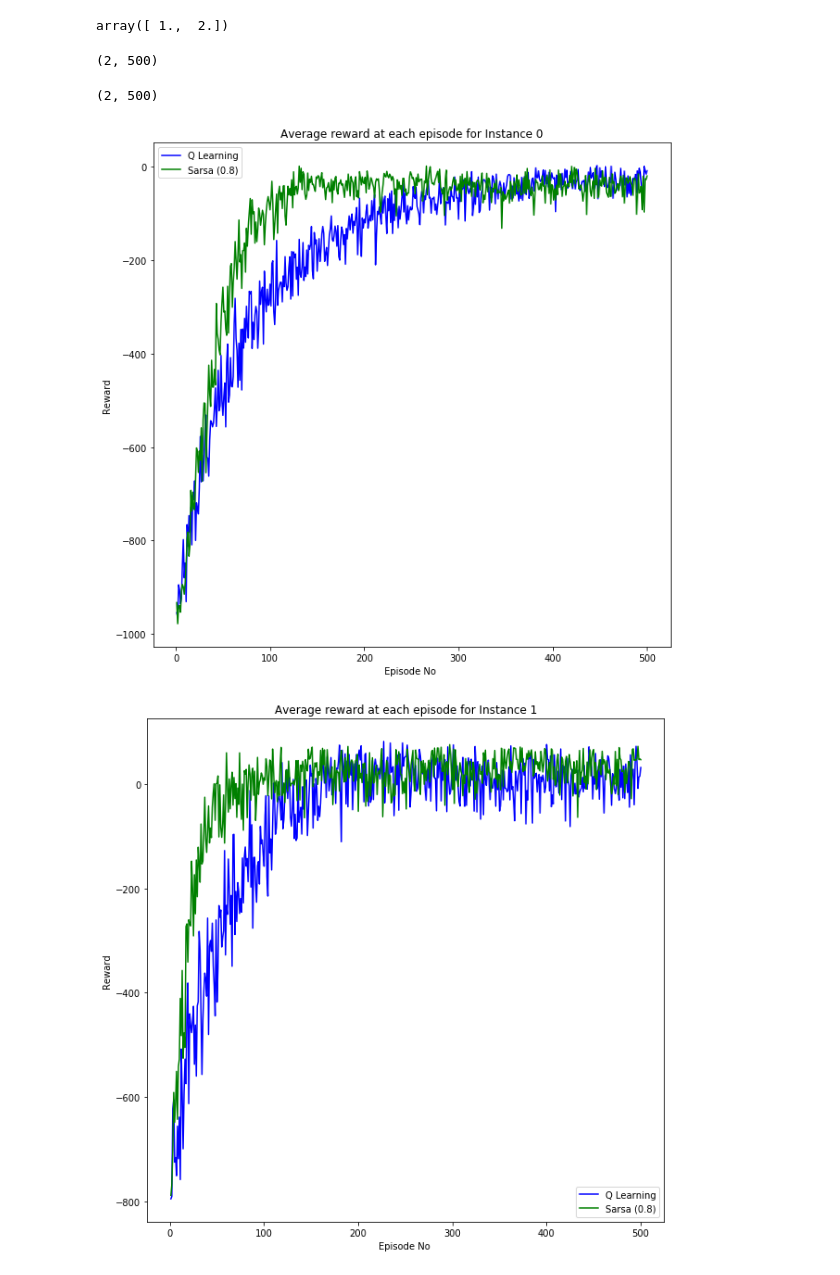
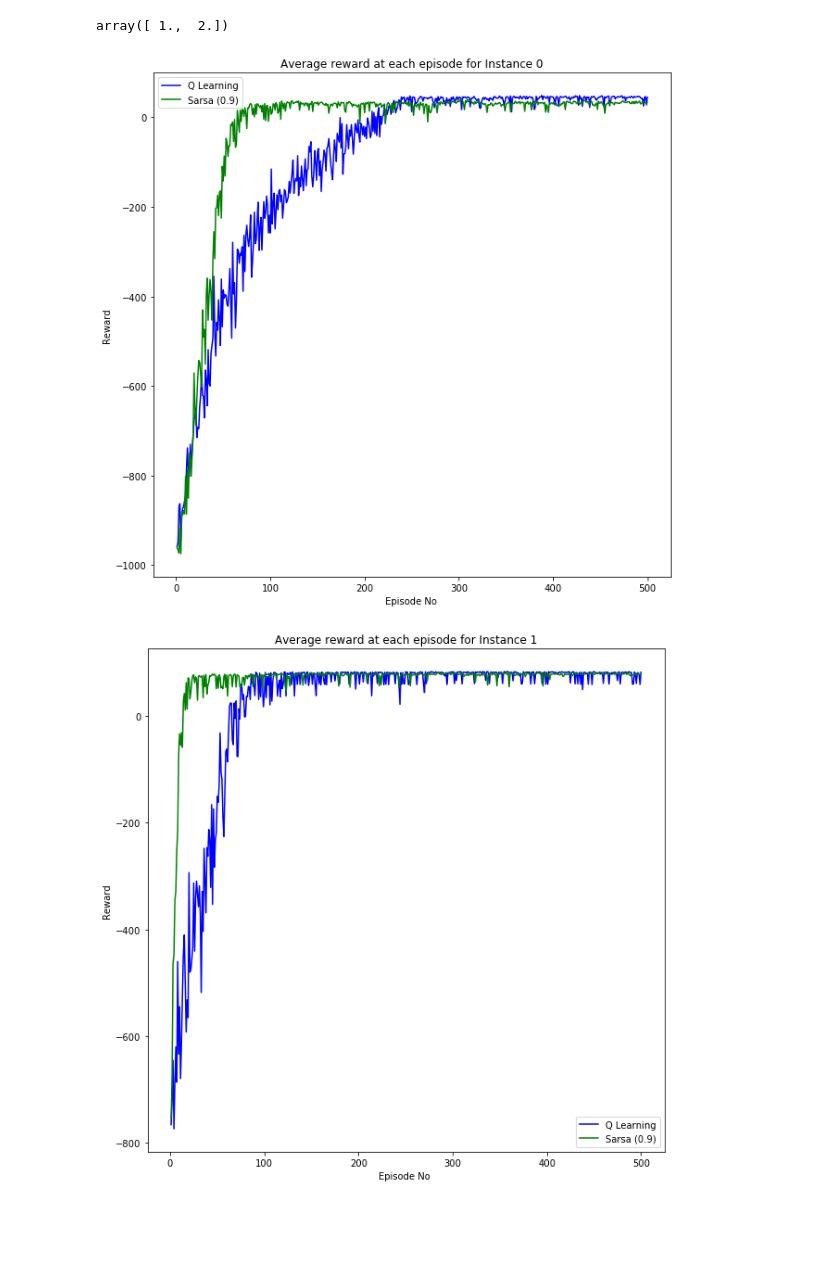
Before and after one commit to trueutkarsh/sarsa-qlearning-implementation, a Jupyter notebook: generateGraph.ipynb, the cells around one changed output. Cells and saved outputs as stored; diff of their text form; code cells hidden in the pictures; blank space fills up the shorter version.

```diff
--- a/generateGraph.ipynb
+++ b/generateGraph.ipynb
@@ -131,5 +127,5 @@ plt.show()
 # %%
-best_lambda = 0.8
+best_lambda = 0.9
 sarsa_best_files = [x for x in os.listdir(resultDir + '/' + 'sarsa') if ('lambda_' + str(best_lambda)) in x ]
 ql_best_files = [x for x in os.listdir(resultDir + '/' + 'ql')]
 # %%
@@ -162,16 +158,8 @@ for file in ql_best_files:
     data_ql[instance][rs] = np.array(rewards, dtype=float)
 # %%
 data_ql = data_ql.mean(axis=1)
-# %%
-data_ql.shape
-# %% [output]
-(2, 500)
 # %%
 data_sarsa = data_sarsa.mean(axis=1)
-# %%
-data_sarsa.shape
-# %% [output]
-(2, 500)
 # %%
 episodes = list(range(1, 501))
 # %%
@@ -181,20 +169,20 @@ ax.plot(episodes, data_ql[0], 'b', label='Q Learning')
 ax.plot(episodes, data_sarsa[0], 'g', label='Sarsa')
 ax.set_xlabel('Episode No ')
 ax.set_ylabel('Reward')
-ax.legend(['Q Learning', 'Sarsa (0.8)'])
+ax.legend(['Q Learning', 'Sarsa (' + str(best_lambda) +')'])
 ax.set_title('Average reward at each episode for Instance 0')
 plt.show()
 # %% [output]
-[figure, old version]
+[figure, new version]
 # %%
 fig = plt.figure(figsize=(10, 10))
 ax = fig.add_subplot(111)
 ax.plot(episodes, data_ql[1], 'b', label='Q Learning')
 ax.plot(episodes, data_sarsa[1], 'g', label='Sarsa')
 ax.set_xlabel('Episode No ')
 ax.set_ylabel('Reward')
-ax.legend(['Q Learning', 'Sarsa (0.8)'])
+ax.legend(['Q Learning', 'Sarsa (' + str(best_lambda) +')'])
 ax.set_title('Average reward at each episode for Instance 1')
 plt.show()
 # %% [output]
-[figure, old version]
+[figure, new version]
```
Also changed, not shown: parts of 6 cells of this notebook, 7 other files.
